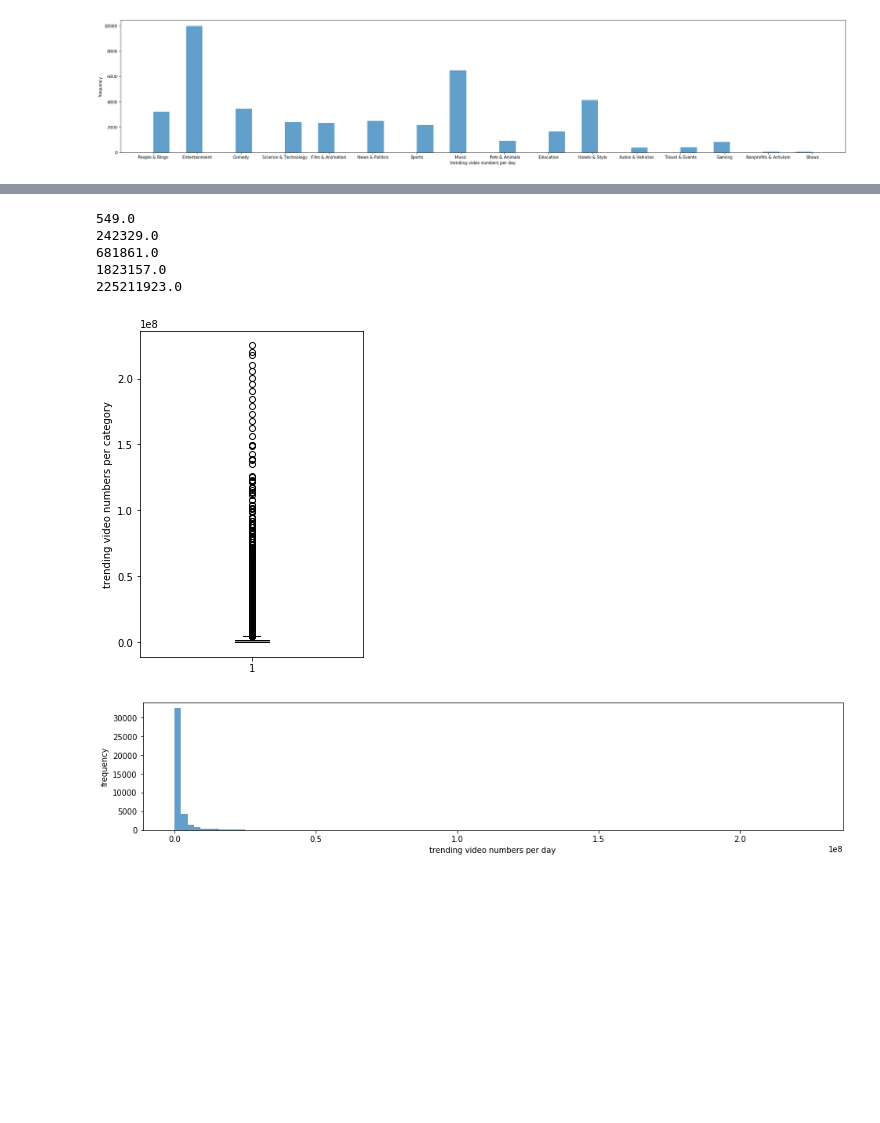
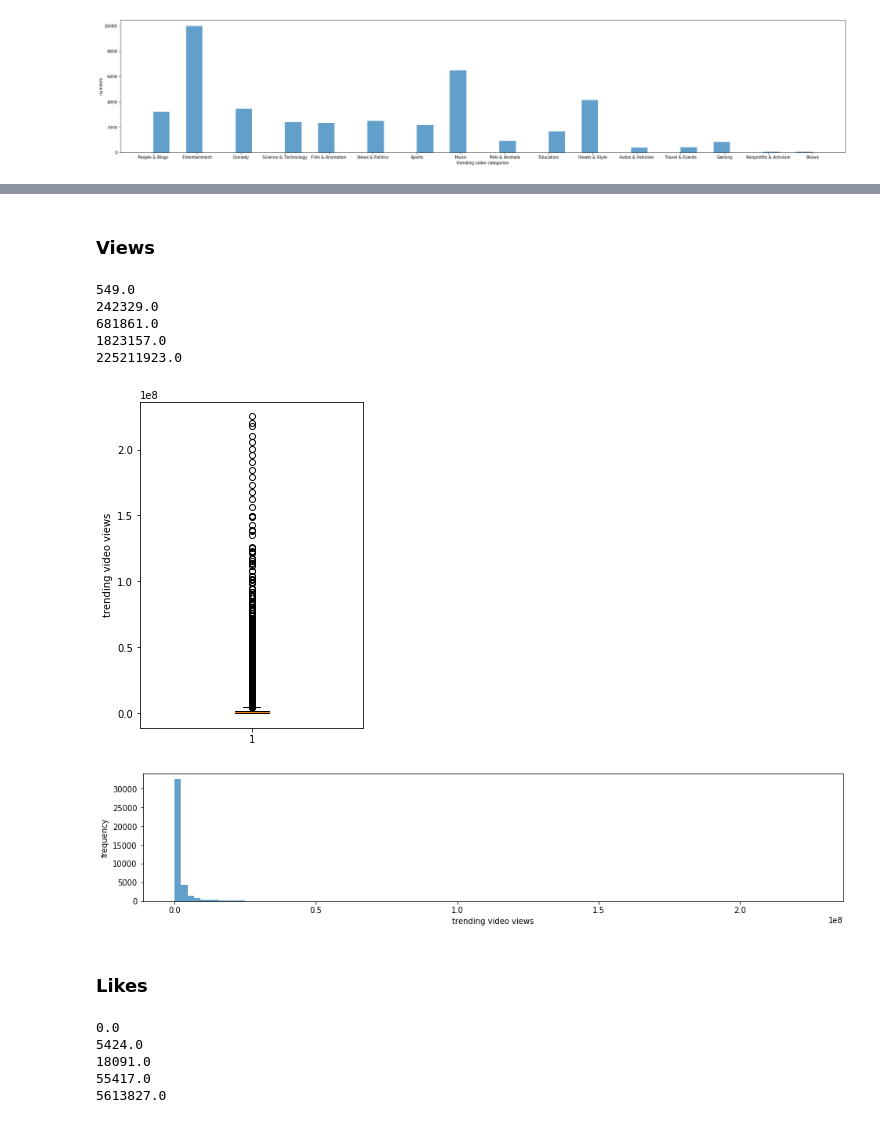
Before and after one commit to Wchoward/DataMiningClass, a Jupyter notebook: youtube.ipynb, the cells around one changed output, grey strips where cells are left out. Cells and saved outputs as stored; diff of their text form; code cells hidden in the pictures; blank space fills up the shorter version.

```diff
--- a/youtube.ipynb
+++ b/youtube.ipynb
@@ -168,3 +186,5 @@ plt.show()
+# %% [markdown]
+### Views
 # %%
 US_data_views = np.array(US_data['views'])
 US_data_views.sort()
@@ -179,15 +199,28 @@ for i in range(0,101,25):
 # %%
 fig = plt.figure(figsize=(4, 6))
 plt.boxplot(US_data_views, notch=False, vert=True)
-plt.ylabel('trending video numbers per category')
+plt.ylabel('trending video views')
 plt.show()
 # %% [output]
-[figure, old version]
+[figure, new version]
 # %%
 fig = plt.figure(figsize = (16, 3))
 plt.hist(np.array(US_data['views']), bins = 100, alpha = 0.7)
-plt.xlabel('trending video numbers per day')
+plt.xlabel('trending video views')
 plt.ylabel('frequency')
 plt.show()
 # %% [output]
-[figure, old version]
+[figure, new version]
+# %% [markdown]
+### Likes
+# %%
+US_data_likes = np.array(US_data['likes'])
+US_data_likes.sort()
+for i in range(0,101,25):
+        print(np.percentile(US_data_likes, i))
+# %% [output]
+0.0
+5424.0
+18091.0
+55417.0
+5613827.0
```
Also changed, not shown: parts of 23 cells of this notebook.
